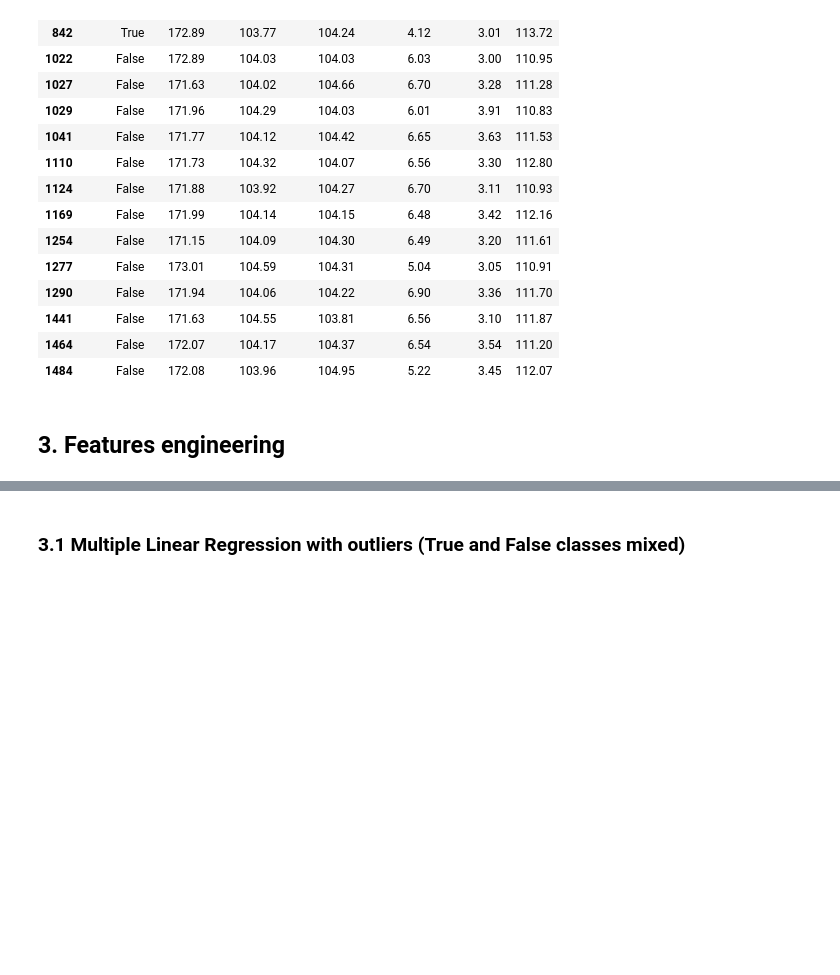
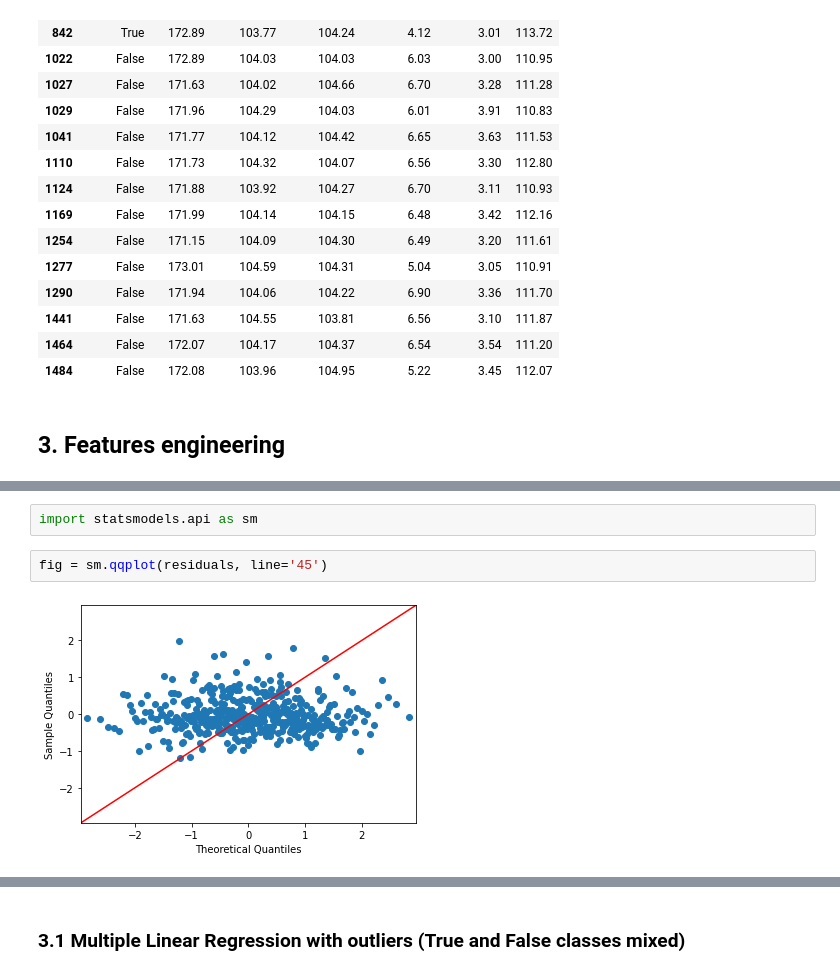
Before and after one commit to marcadeant/ONCFM, a Jupyter notebook: Notebooks/Features engineering.ipynb, the cells around one changed output, grey strips where cells are left out. Drawn from its saved outputs; the diff is of its cells as text; blank space fills up the shorter version.

```diff
--- a/Notebooks/Features engineering.ipynb
+++ b/Notebooks/Features engineering.ipynb
@@ -167,0 +265,6 @@ outliers
+# %%
+import statsmodels.api as sm
+# %%
+fig = sm.qqplot(residuals, line='45')
+# %% [output]
+[figure, added]
```
Also changed, not shown: parts of 20 cells of this notebook, 4 other files.
